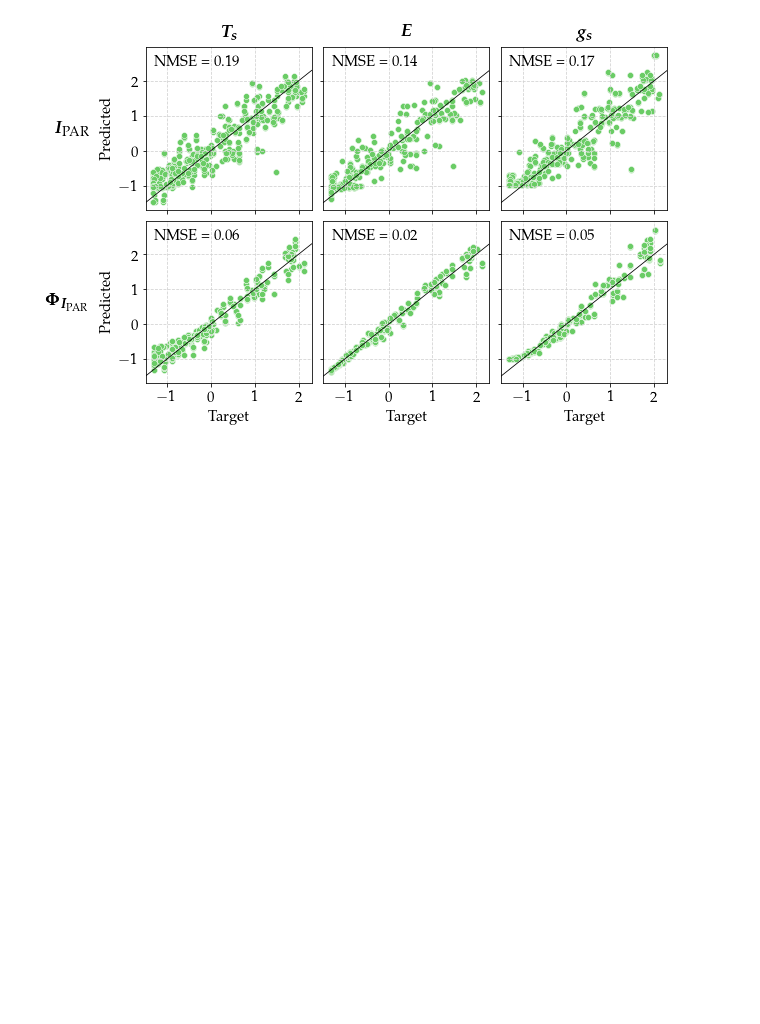
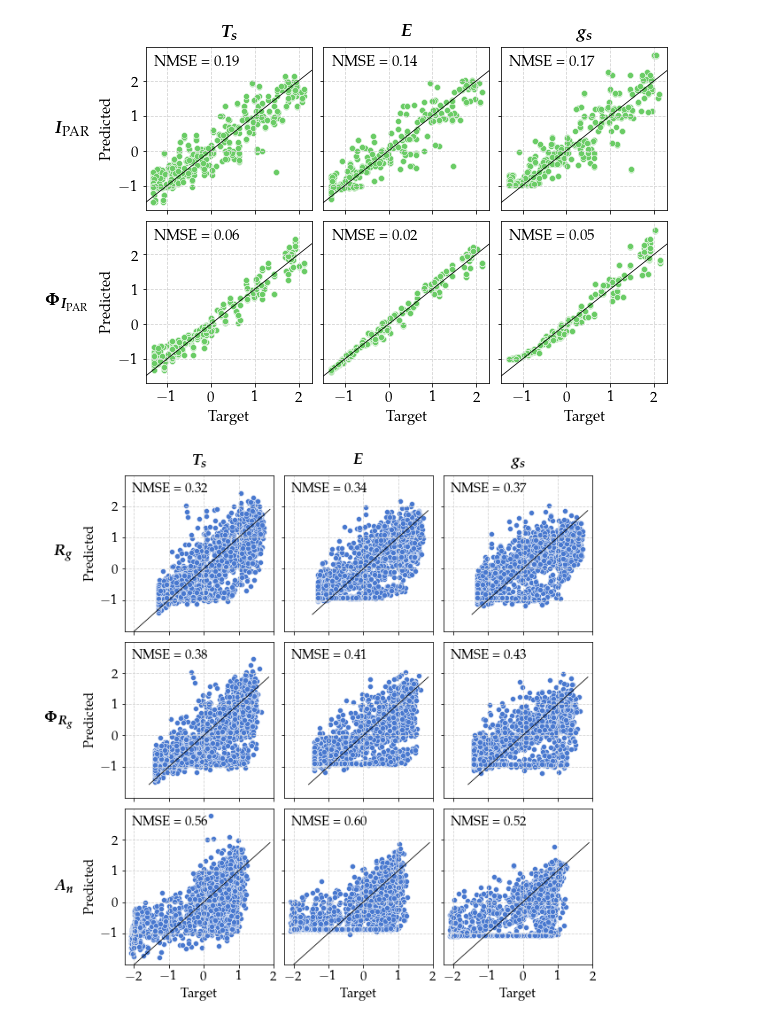
Before and after one commit to mcndt/thesis-plant-reservoir-computing, a Jupyter notebook: notebooks/regression_tests/Figures_Predictions_input_phys.ipynb, the cells around one changed output. Drawn from its saved outputs; the diff is of its cells as text; code cells hidden in the pictures; blank space fills up the shorter version.

```diff
--- a/notebooks/regression_tests/Figures_Predictions_input_phys.ipynb
+++ b/notebooks/regression_tests/Figures_Predictions_input_phys.ipynb
@@ -46,12 +46,3 @@ def add_identity(axes, *line_args, **line_kwargs):
     axes.callbacks.connect('xlim_changed', callback)
     axes.callbacks.connect('ylim_changed', callback)
     return axes
-
-
-with plt.style.context('seaborn-muted'):
-  colors = sns.color_palette()
-  plt.figure(figsize=(4,4))
-  ax = sns.scatterplot(data=cn_pred, x='input_PARi__true', y='input_PARi__state__Ts', color=colors[1])
-  # ax.plot([0, 1], [0, 1], transform=ax.transAxes, color='black', linestyle='--', linewidth=1)
-  add_identity(ax, color='black', linestyle='solid', linewidth=0.8)
-  plt.show()
@@ -113,3 +106,51 @@ with plt.style.context('seaborn-muted'):
   plt.savefig('regression_res_accuracy_cnwheat.png', dpi=200, facecolor='white', bbox_inches='tight')
 # %% [output]
 [figure]
+# %%
+hs_targets = ['input_Rg', 'output_Rg', 'output_An']
+hs_reservoirs = ['state_Tlc', 'state_E', 'state_gs']
+
+target_symbols = {
+  'input_Rg': r'$R_g$',
+  'output_Rg': r'$\Phi_{R_g}$',
+  'output_An': r'$A_n$',
+
+}
+target_symbols = {k: f'$\\boldsymbol{{{v[1:-1]}}}$' for k, v in target_symbols.items()}
+
+reservoir_symbols = {
+  'state_Tlc': r"$T_s$",
+  'state_E': r"$E$",
+  'state_gs': r"$g_s$",
+}
+reservoir_symbols = {k: f'$\\boldsymbol{{{v[1:-1]}}}$' for k, v in reservoir_symbols.items()}
+
+with plt.style.context('seaborn-muted'):
+  fig, axs = plt.subplots(3, 3, figsize=(9, 9), sharey=True, sharex=True)
+  colors = sns.color_palette()
+
+  for row, axs_row, target in zip([0, 1, 2], axs, hs_targets):
+    for col, ax, reservoir in zip([0, 1, 2], axs_row, hs_reservoirs):
+      # Data
+      score = nmse(hs_pred[f'{target}__true'], hs_pred[f'{target}__{reservoir}'])
+      sns.scatterplot(data=hs_pred, x=f'{target}__true', y=f'{target}__{reservoir}', color=colors[0], ax=ax)
+
+      # Axes
+      add_identity(ax, color='black', linestyle='solid', linewidth=0.8)
+      ax.set_xticks([-2, -1, 0, 1, 2])
+      ax.grid(axis='both', color='lightgrey', linestyle='dashed')
+
+      # Labeling
+      ax.set_xlabel('Target')
+      ax.set_ylabel('Predicted')
+      if col == 0:
+        ax.annotate(target_symbols[target], (-0.35, 0.5), xycoords='axes fraction', va='center', ha='right', fontsize=18)
+      if row == 0:
+        ax.annotate(reservoir_symbols[reservoir], (0.5, 1.07), xycoords='axes fraction', ha='center', fontsize=18)
+      ax.annotate(f'NMSE = {score:.2f}', (0.05, 0.95), xycoords='axes fraction', va='top')
+
+  plt.tight_layout()
+  plt.subplots_adjust(wspace=0.07, hspace=0.07)
+  plt.savefig('regression_res_accuracy_hydroshoot.png', dpi=200, facecolor='white', bbox_inches='tight')
+# %% [output]
+[figure, added]
```
Also changed, not shown: parts of 6 cells of this notebook, 2 other files.
